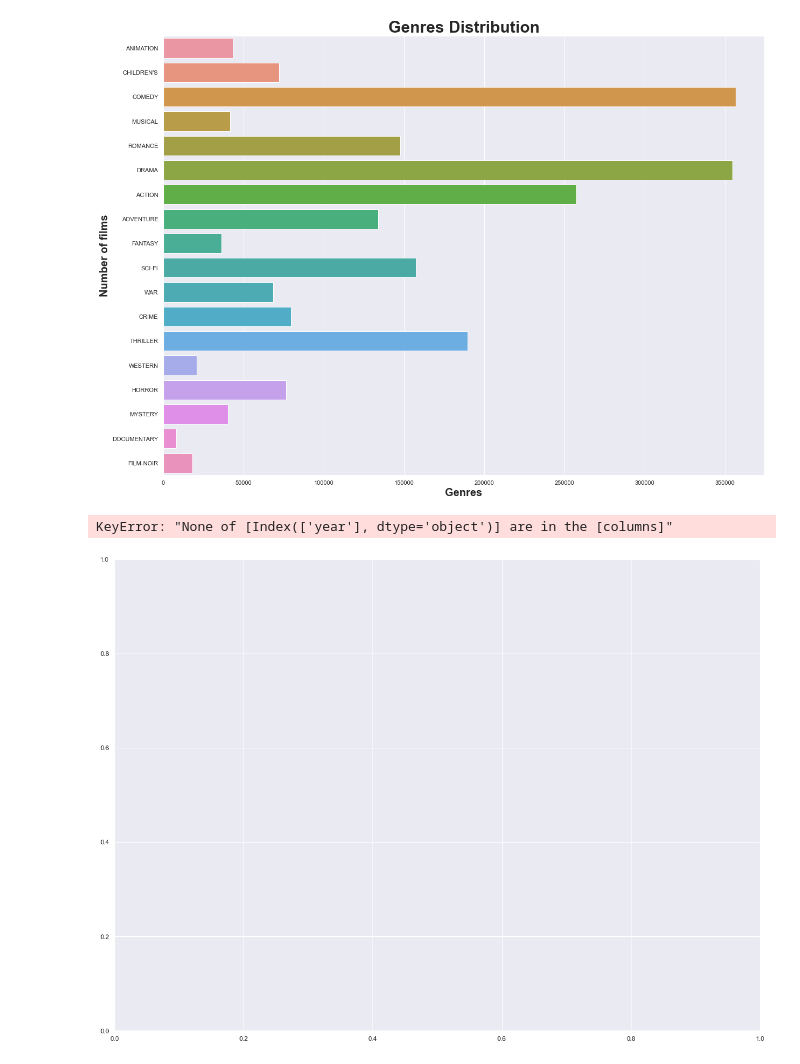
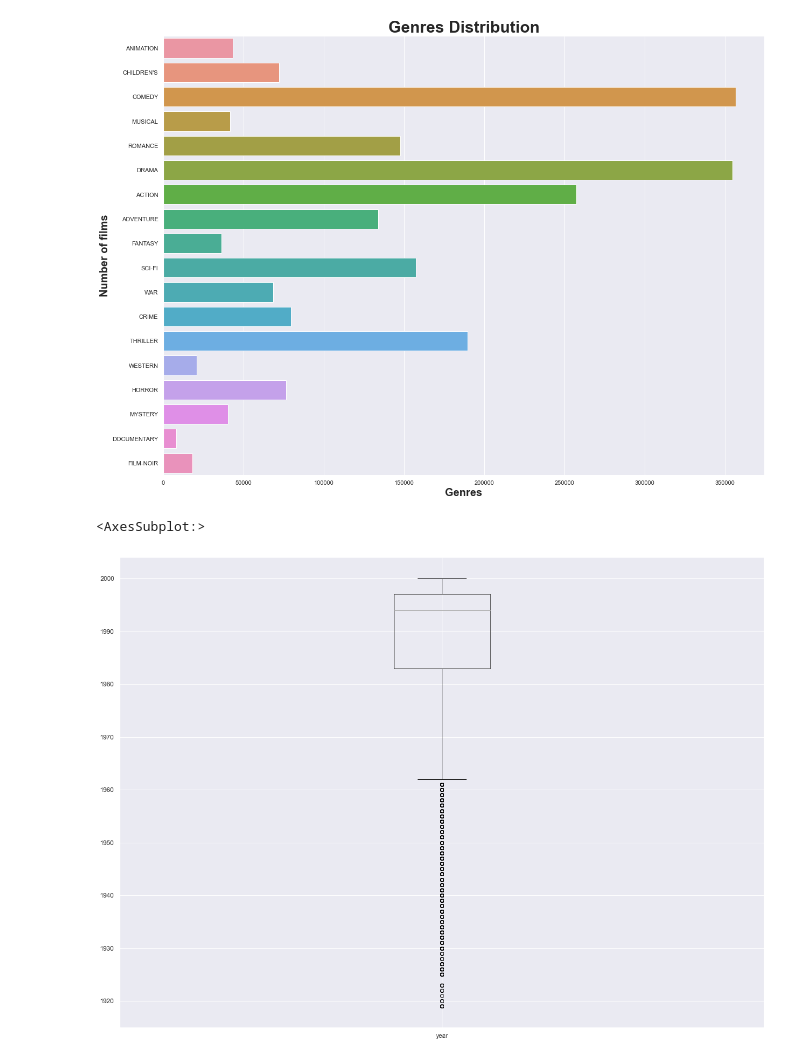
Before and after one commit to ChauHuynh1/DataScience, a Jupyter notebook: RecommenderSystem/MovieRecommenderSystem.ipynb, the cells around one changed output. Drawn from its saved outputs; the diff is of its cells as text; code cells hidden in the pictures.

Commit message:
update movies

```diff
--- a/RecommenderSystem/MovieRecommenderSystem.ipynb
+++ b/RecommenderSystem/MovieRecommenderSystem.ipynb
@@ -673,7 +673,8 @@ ax.set_ylabel("Number of films", fontsize = 20, fontweight = 'bold' )
 Text(0, 0.5, 'Number of films')
 [figure]
 # %%
+movies['year'] = movies['title'].str[-5:-1].astype(int)
 movies.boxplot(column= "year")
 # %% [output]
-KeyError: "None of [Index(['year'], dtype='object')] are in the [columns]"
+<AxesSubplot:>
-[figure, old version]
+[figure, new version]
```
Also changed, not shown: parts of 5 cells of this notebook.
